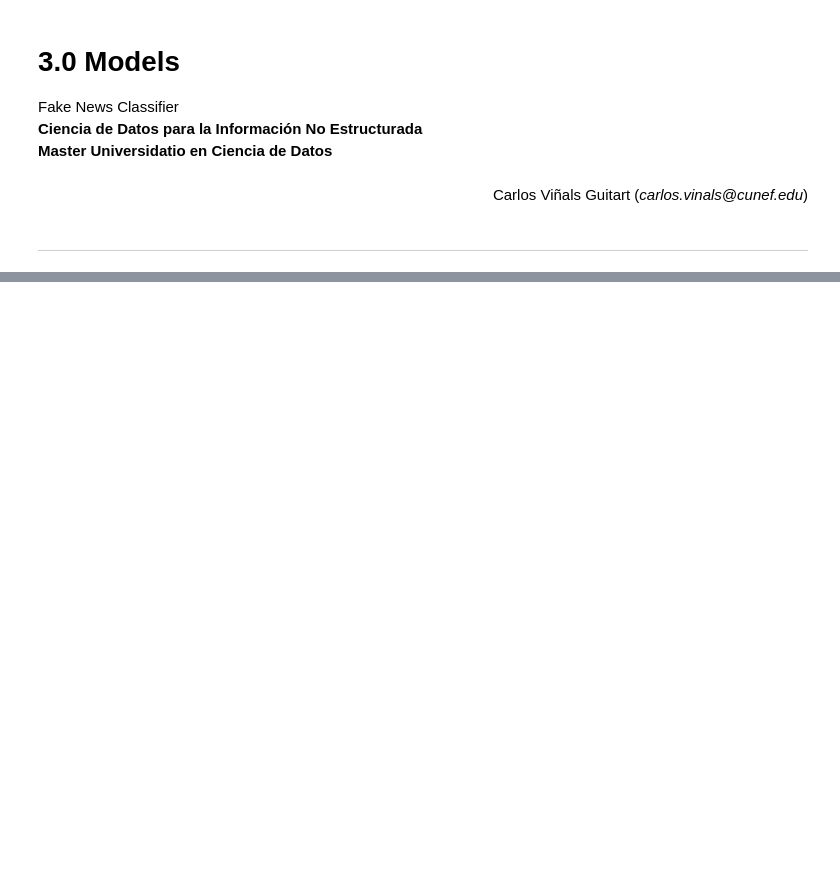
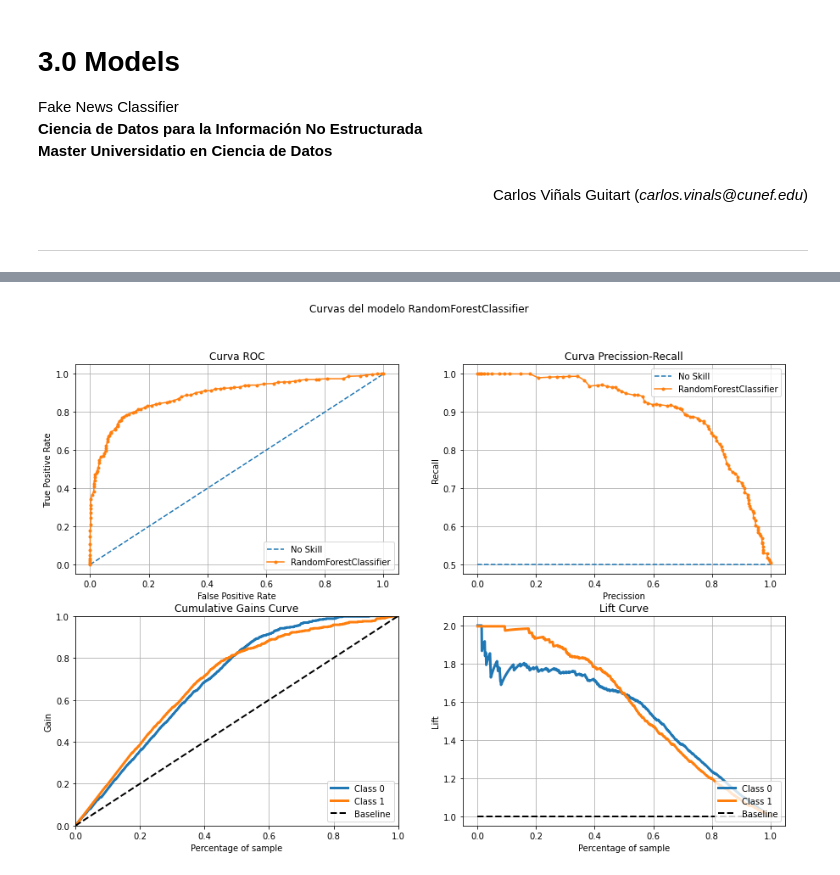
Before and after one commit to carviagu/fake_news_classifier_model, a Jupyter notebook: notebooks/3.0-cvg-modelling.ipynb, the cells around one changed output, grey strips where cells are left out. Cells and saved outputs as stored; diff of their text form; code cells hidden in the pictures; blank space fills up the shorter version.

```diff
--- a/notebooks/3.0-cvg-modelling.ipynb
+++ b/notebooks/3.0-cvg-modelling.ipynb
@@ -214,0 +233,4 @@ accuracy(Y_test, Y_pred)
+# %%
+model_curves_summary(Y_test_bow, models_collection['RandomForestClassifier'].predict_proba(X_test_bow), "RandomForestClassifier")
+# %% [output]
+[figure, added]
```
Also changed, not shown: parts of 49 cells of this notebook, 1 other file.
